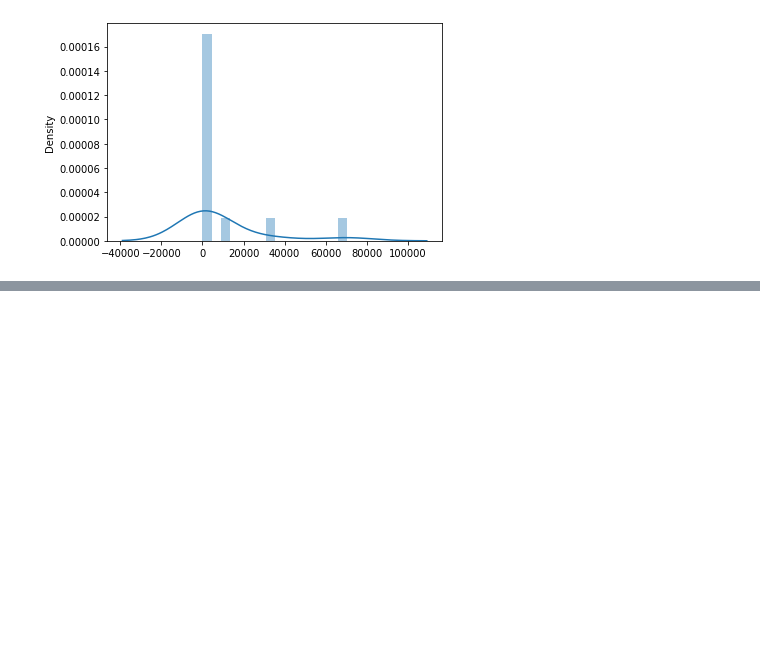
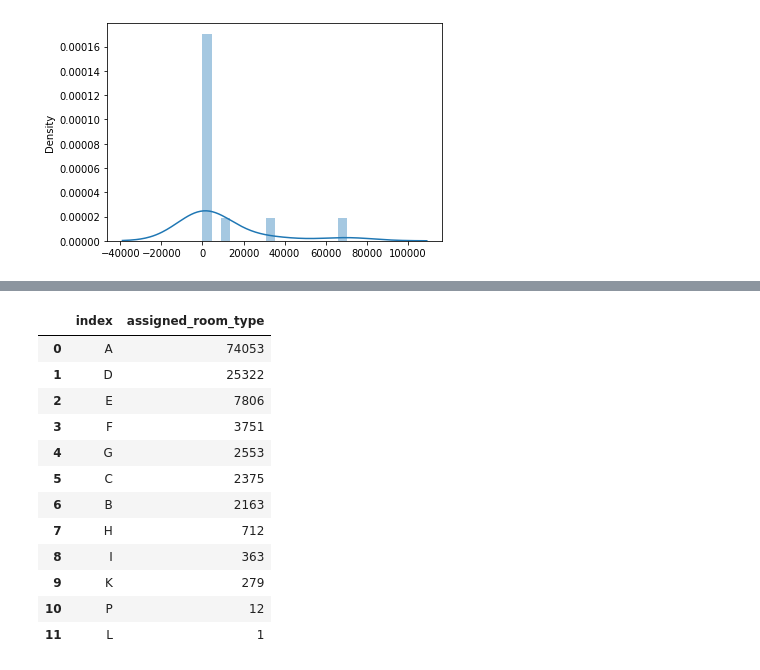
Before and after one commit to Shambhurajdesai/Capstone---1-Hotel-Booking-Analysis, a Jupyter notebook: Copy_of_Hotel_Bookings_Analysis.ipynb, the cells around one changed output, grey strips where cells are left out. Cells and saved outputs as stored; diff of their text form; code cells hidden in the pictures; blank space fills up the shorter version.

```diff
--- a/Copy_of_Hotel_Bookings_Analysis.ipynb
+++ b/Copy_of_Hotel_Bookings_Analysis.ipynb
@@ -418,0 +575,17 @@ sns.distplot(a,hist=True)
+# %%
+as_ = df_['assigned_room_type'].value_counts().reset_index()
+as_
+# %% [output]
+|  | index | assigned_room_type |
+| 0 | A | 74053 |
+| 1 | D | 25322 |
+| 2 | E | 7806 |
+| 3 | F | 3751 |
+| 4 | G | 2553 |
+| 5 | C | 2375 |
+| 6 | B | 2163 |
+| 7 | H | 712 |
+| 8 | I | 363 |
+| 9 | K | 279 |
+| 10 | P | 12 |
+| 11 | L | 1 |
```
Also changed, not shown: parts of 12 cells of this notebook.
